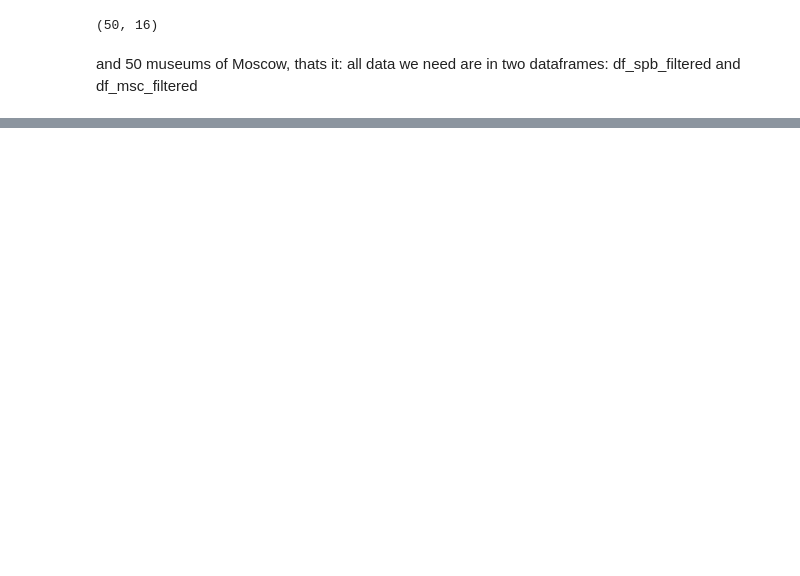
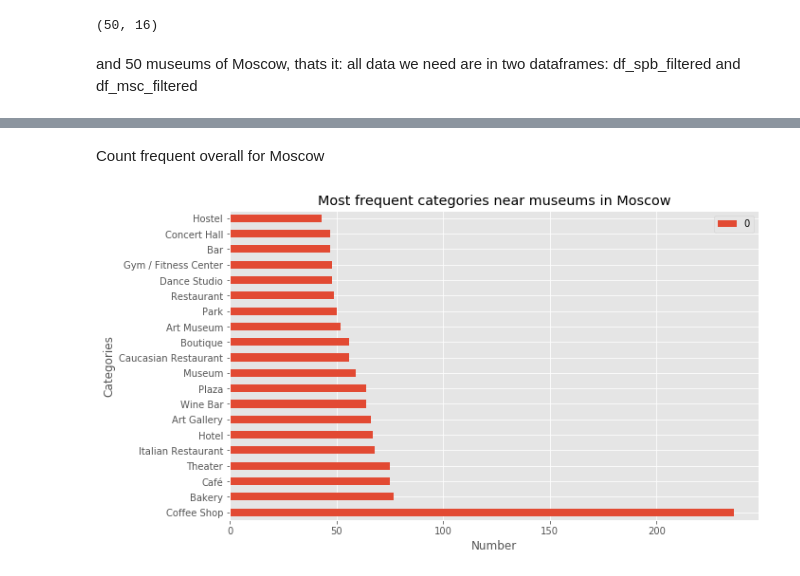
Before and after one commit to Alena-Gurina/Coursera-capstone-project, a Jupyter notebook: Capstone Project.ipynb, the cells around one changed output, grey strips where cells are left out. Cells and saved outputs as stored; diff of their text form; code cells hidden in the pictures; blank space fills up the shorter version.

```diff
--- a/Capstone Project.ipynb
+++ b/Capstone Project.ipynb
@@ -163,0 +447,5 @@ and 50 museums of Moscow, thats it: all data we need are in two dataframes: df_s
+# %%
+msc_venues = getNearbyVenues(names=df_msc_filtered['name'],
+                                   latitudes=df_msc_filtered['lat'],
+                                   longitudes=df_msc_filtered['lng']
+                                  )
@@ -163,0 +502,12 @@ and 50 museums of Moscow, thats it: all data we need are in two dataframes: df_s
+# %%
+# one hot encoding
+msc_onehot = pd.get_dummies(msc_venues[['Venue Category']], prefix="", prefix_sep="")
+
+# add neighborhood column back to dataframe
+msc_onehot['Neighborhood'] = msc_venues['Neighborhood']
+
+# move neighborhood column to the first column
+fixed_columns = [msc_onehot.columns[-1]] + list(msc_onehot.columns[:-1])
+msc_onehot = msc_onehot[fixed_columns]
+
+msc_onehot.head()
@@ -163,0 +521,22 @@ and 50 museums of Moscow, thats it: all data we need are in two dataframes: df_s
+# %% [markdown]
+Count frequent overall for Moscow
+# %%
+fr_msc = msc_onehot.astype(bool).sum(axis=0).reset_index()
+fr_msc.sort_values([0], ascending=False, axis=0, inplace=True)
+# %%
+fr_msc.replace("Neighborhood",np.nan,inplace = True)
+fr_msc.dropna(subset=["index"], axis=0,inplace=True)
+fr20_msc=fr_msc.head(20)
+fr20_msc.set_index('index',inplace=True)
+# %%
+
+fr20_msc.plot(kind ='barh',
+            figsize=(10, 6),
+        )
+plt.title('Most frequent categories near museums in Moscow')
+plt.ylabel('Categories')
+plt.xlabel('Number')
+
+plt.show()
+# %% [output]
+[figure, added]
```
Also changed, not shown: parts of 99 cells of this notebook.
